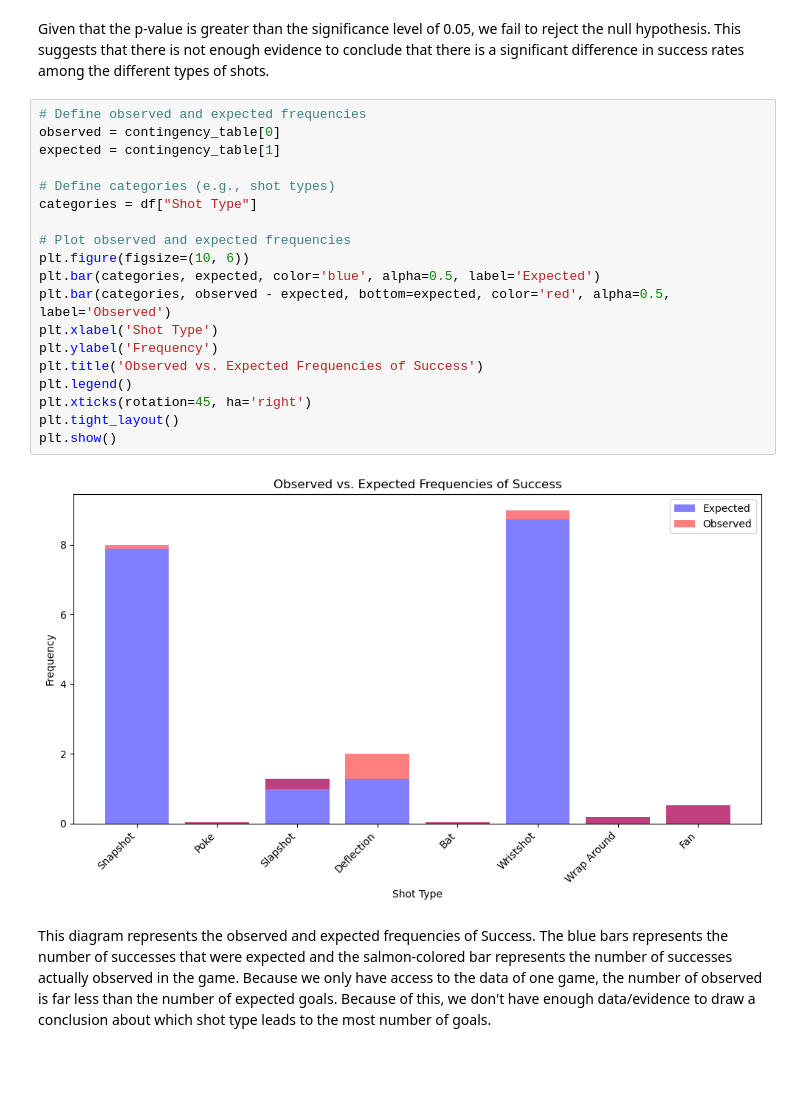
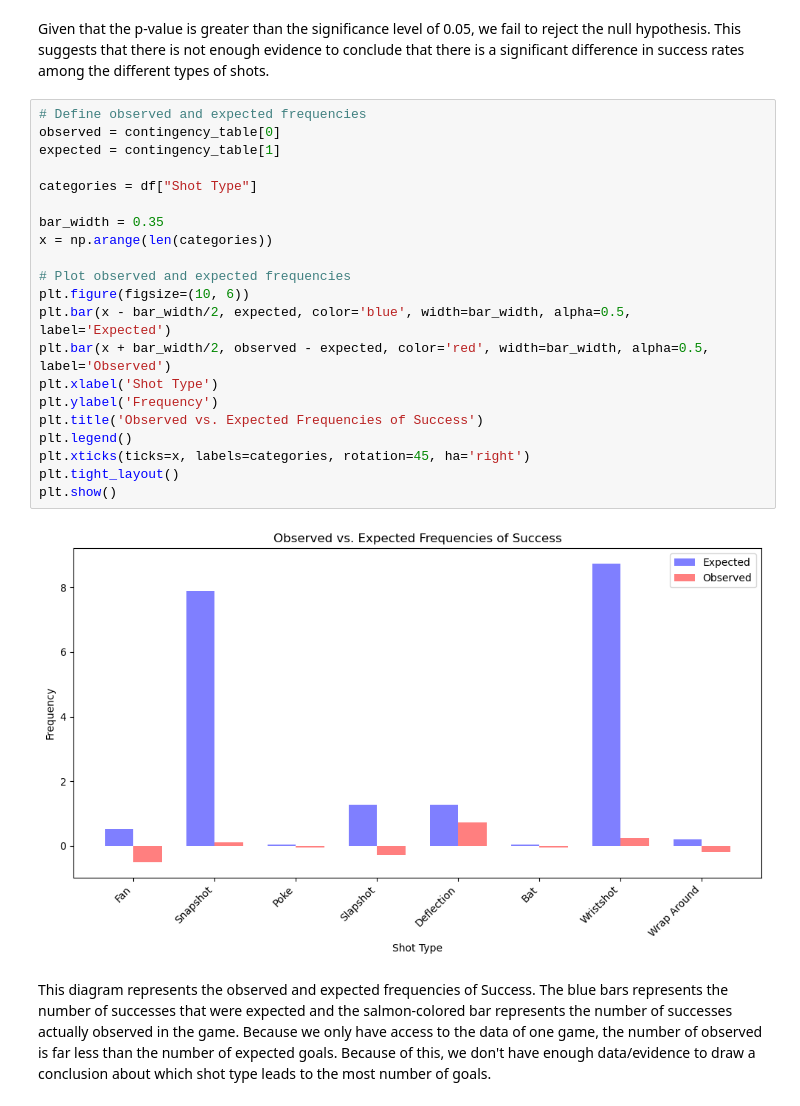
Before and after one commit to yzhao2433/big_red_cup24, a Jupyter notebook: Type of Shots and Success Rates.ipynb, the cells around one changed output. Saved outputs shown, nothing was run; the diff lists cells and outputs as text; blank space fills up the shorter version.

```diff
--- a/Type of Shots and Success Rates.ipynb
+++ b/Type of Shots and Success Rates.ipynb
@@ -162,24 +162,26 @@ Given that the p-value is greater than the significance level of 0.05, we fail t
 # %%
 # Define observed and expected frequencies
 observed = contingency_table[0]
 expected = contingency_table[1]
 
-# Define categories (e.g., shot types)
 categories = df["Shot Type"]
+
+bar_width = 0.35
+x = np.arange(len(categories))
 
 # Plot observed and expected frequencies
 plt.figure(figsize=(10, 6))
-plt.bar(categories, expected, color='blue', alpha=0.5, label='Expected')
-plt.bar(categories, observed - expected, bottom=expected, color='red', alpha=0.5, label='Observed')
+plt.bar(x - bar_width/2, expected, color='blue', width=bar_width, alpha=0.5, label='Expected')
+plt.bar(x + bar_width/2, observed - expected, color='red', width=bar_width, alpha=0.5, label='Observed')
 plt.xlabel('Shot Type')
 plt.ylabel('Frequency')
 plt.title('Observed vs. Expected Frequencies of Success')
 plt.legend()
-plt.xticks(rotation=45, ha='right')
+plt.xticks(ticks=x, labels=categories, rotation=45, ha='right')
 plt.tight_layout()
 plt.show()
 # %% [output]
-[figure, old version]
+[figure, new version]
 # %% [markdown]
 This diagram represents the observed and expected frequencies of Success. The blue bars represents the number of successes that were expected and the salmon-colored bar represents the number of successes actually observed in the game. Because we only have access to the data of one game, the number of observed is far less than the number of expected goals. Because of this, we don't have enough data/evidence to draw a conclusion about which shot type leads to the most number of goals.
 # %% [markdown]
```
Also changed, not shown: parts of 5 cells of this notebook.
